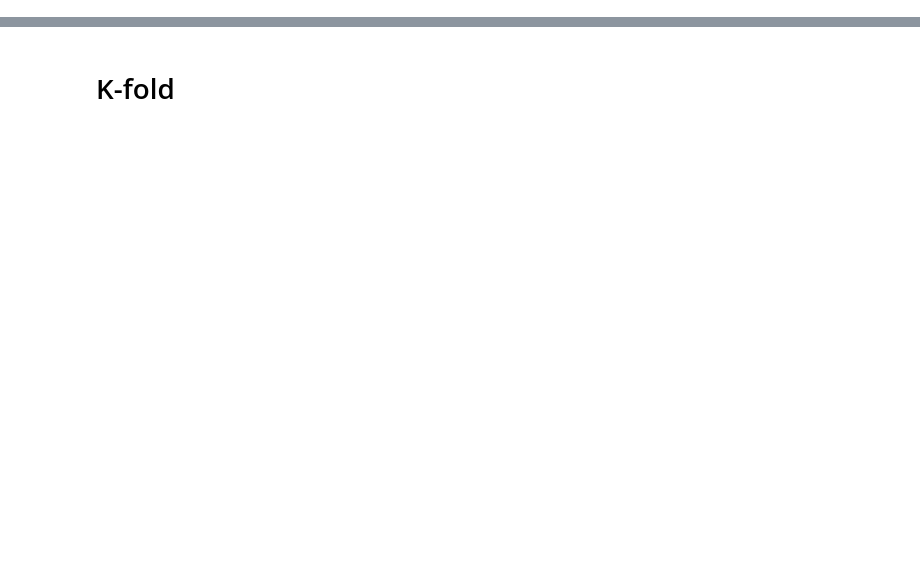
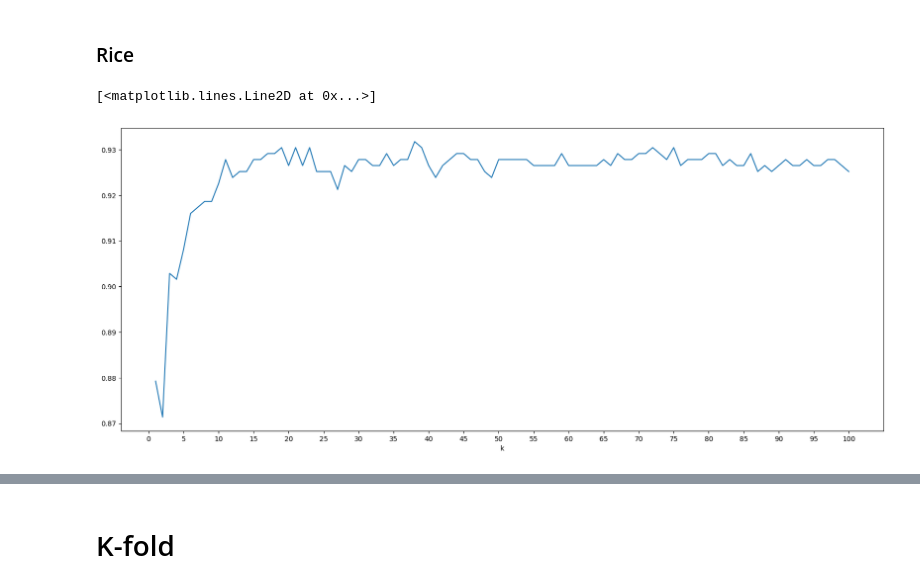
Before and after one commit to tung-ngt/ml2, a Jupyter notebook: labwork3/k-nn.ipynb, the cells around one changed output, grey strips where cells are left out. Cells and saved outputs as stored; diff of their text form; code cells hidden in the pictures; blank space fills up the shorter version.

```diff
--- a/labwork3/k-nn.ipynb
+++ b/labwork3/k-nn.ipynb
@@ -119,0 +139,12 @@ plt.plot(iris_pca_performance)
+# %% [markdown]
+### Rice
+# %%
+rice_gaussian_normalize = gaussian_normalize(rice_features)
+rice_gaussian_normalize_performance = test_knn_no_cross(with_class(rice_gaussian_normalize, rice_data["class"]), 100)
+plt.figure(figsize=(20, 8))
+plt.xlabel("k")
+plt.xticks(np.arange(0, 101, 5))
+plt.plot(rice_gaussian_normalize_performance)
+# %% [output]
+[<matplotlib.lines.Line2D at 0x...>]
+[figure, added]
```
Also changed, not shown: parts of 25 cells of this notebook, 8 other files.
